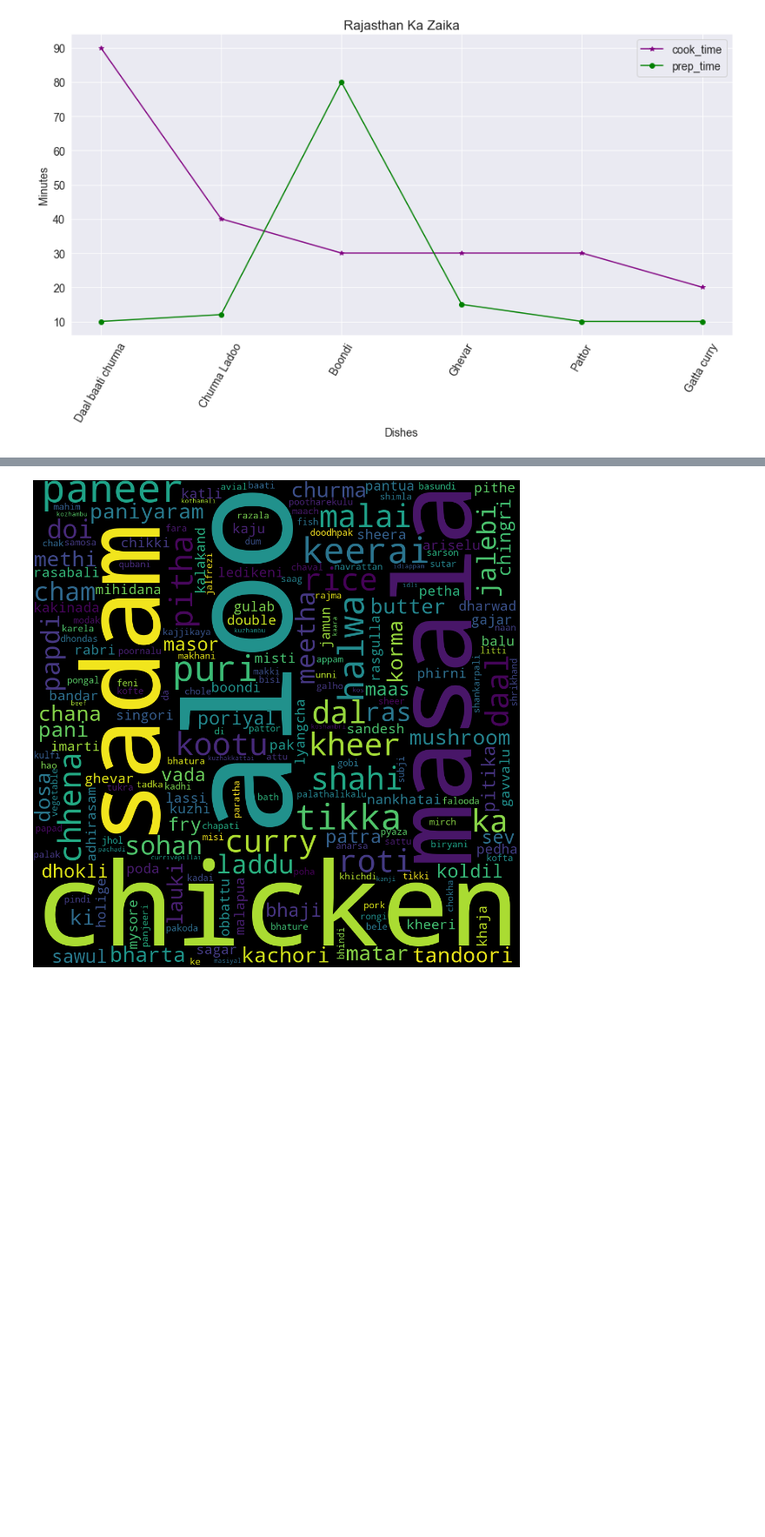
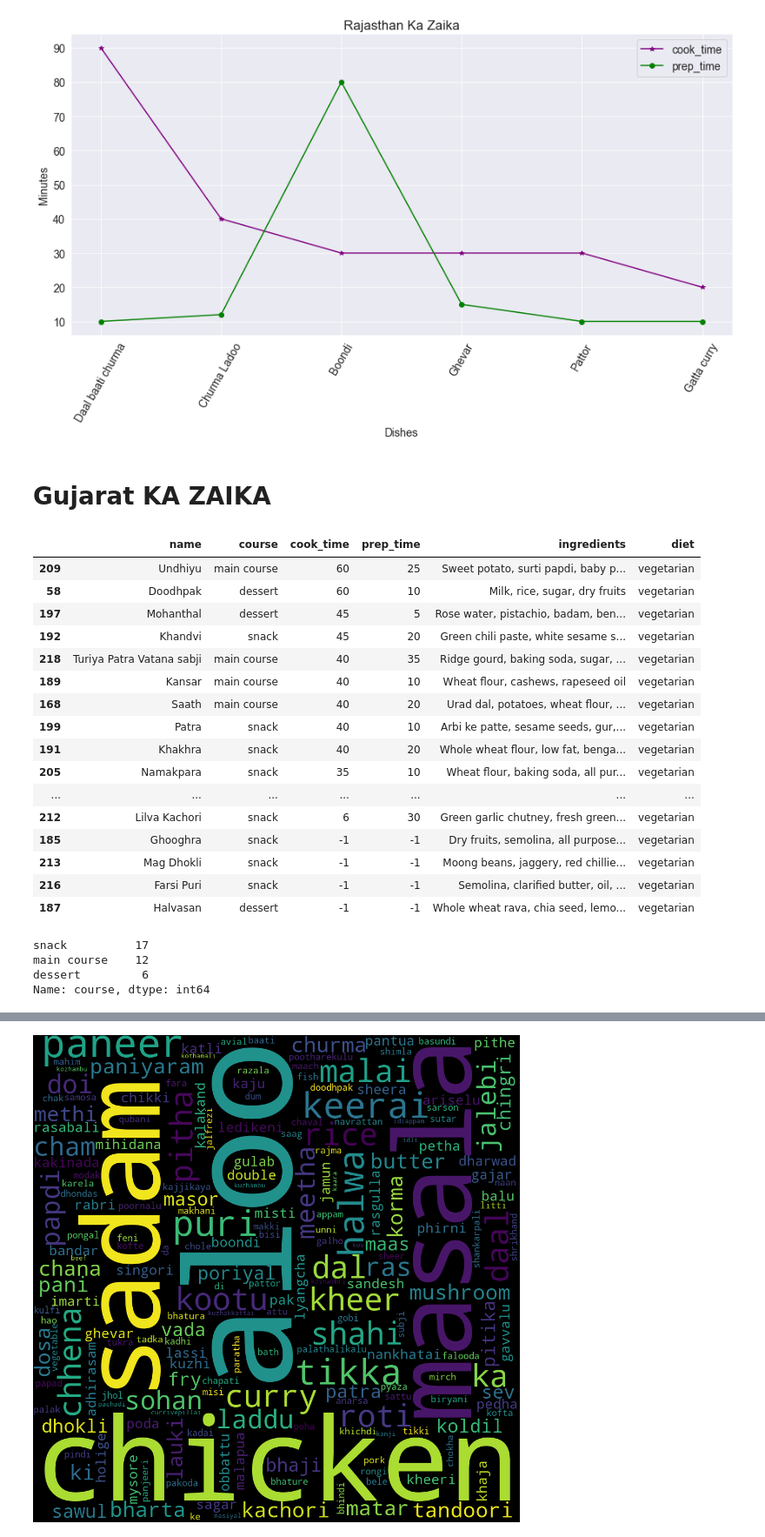
Before and after one commit to Arpan-tech-create/Exploratory_Data_Analysis, a Jupyter notebook: FOOD.ipynb, the cells around one changed output, grey strips where cells are left out. Shown at 87% size. Saved outputs shown, nothing was run; the diff lists cells and outputs as text; code cells hidden in the pictures; blank space fills up the shorter version.

```diff
--- a/FOOD.ipynb
+++ b/FOOD.ipynb
@@ -285,3 +300,37 @@ plt.legend(['cook_time','prep_time'])
 # %% [output]
 <matplotlib.legend.Legend at 0x...>
 [figure]
+# %% [markdown]
+# Gujarat KA ZAIKA
+# %%
+guj=read1[['name','course','cook_time','prep_time','ingredients','diet']]
+guj_df=read1.state=='Gujarat'
+# %%
+stat1=guj[guj_df]
+stat1_df=stat1.sort_values(by=['cook_time'],ascending=False)
+stat1_df
+# %% [output]
+|  | name | course | cook_time | prep_time | ingredients | diet |
+| 209 | Undhiyu | main course | 60 | 25 | Sweet potato, surti papdi, baby p... | vegetarian |
+| 58 | Doodhpak | dessert | 60 | 10 | Milk, rice, sugar, dry fruits | vegetarian |
+| 197 | Mohanthal | dessert | 45 | 5 | Rose water, pistachio, badam, ben... | vegetarian |
+| 192 | Khandvi | snack | 45 | 20 | Green chili paste, white sesame s... | vegetarian |
+| 218 | Turiya Patra Vatana sabji | main course | 40 | 35 | Ridge gourd, baking soda, sugar, ... | vegetarian |
+| 189 | Kansar | main course | 40 | 10 | Wheat flour, cashews, rapeseed oil | vegetarian |
+| 168 | Saath | main course | 40 | 20 | Urad dal, potatoes, wheat flour, ... | vegetarian |
+| 199 | Patra | snack | 40 | 10 | Arbi ke patte, sesame seeds, gur,... | vegetarian |
+| 191 | Khakhra | snack | 40 | 20 | Whole wheat flour, low fat, benga... | vegetarian |
+| 205 | Namakpara | snack | 35 | 10 | Wheat flour, baking soda, all pur... | vegetarian |
+| ... | ... | ... | ... | ... | ... | ... |
+| 212 | Lilva Kachori | snack | 6 | 30 | Green garlic chutney, fresh green... | vegetarian |
+| 185 | Ghooghra | snack | -1 | -1 | Dry fruits, semolina, all purpose... | vegetarian |
+| 213 | Mag Dhokli | snack | -1 | -1 | Moong beans, jaggery, red chillie... | vegetarian |
+| 216 | Farsi Puri | snack | -1 | -1 | Semolina, clarified butter, oil, ... | vegetarian |
+| 187 | Halvasan | dessert | -1 | -1 | Whole wheat rava, chia seed, lemo... | vegetarian |
+# %%
+stat1_df.course.value_counts()
+# %% [output]
+snack          17
+main course    12
+dessert         6
+Name: course, dtype: int64
```
Also changed, not shown: parts of 9 cells of this notebook, 1 other file.
